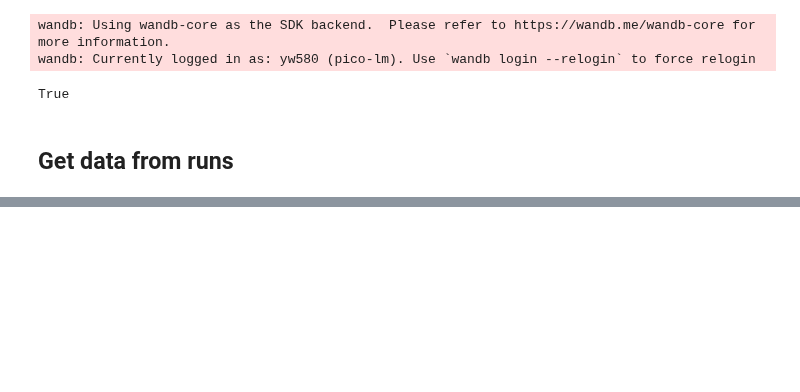
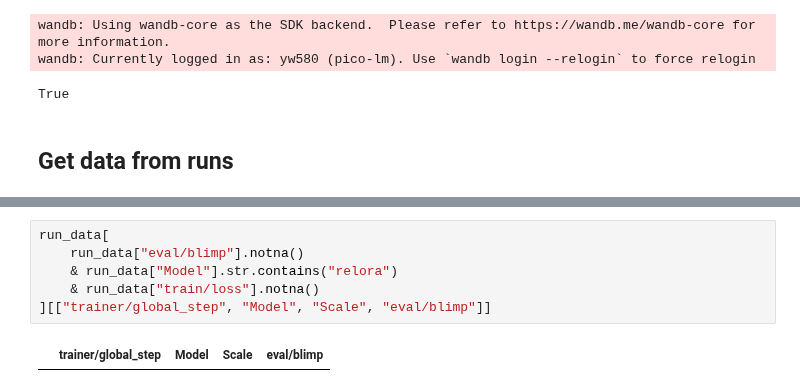
Before and after one commit to Yu-val-weiss/relora-pico, a Jupyter notebook: notebooks/training-plots.ipynb, the cells around one changed output, grey strips where cells are left out. Saved outputs shown, nothing was run; the diff lists cells and outputs as text; blank space fills up the shorter version.

```diff
--- a/notebooks/training-plots.ipynb
+++ b/notebooks/training-plots.ipynb
@@ -51,5 +72,13 @@ for ridx, run in enumerate(runs):
     dfs.append(df)
 
 run_data = pd.concat(dfs, ignore_index=True)
+# %%
+run_data[
+    run_data["eval/blimp"].notna()
+    & run_data["Model"].str.contains("relora")
+    & run_data["train/loss"].notna()
+][["trainer/global_step", "Model", "Scale", "eval/blimp"]]
+# %% [output]
+|  | trainer/global_step | Model | Scale | eval/blimp |
 # %%
 # filter run data
```
Also changed, not shown: parts of 5 cells of this notebook, 10 other files.
